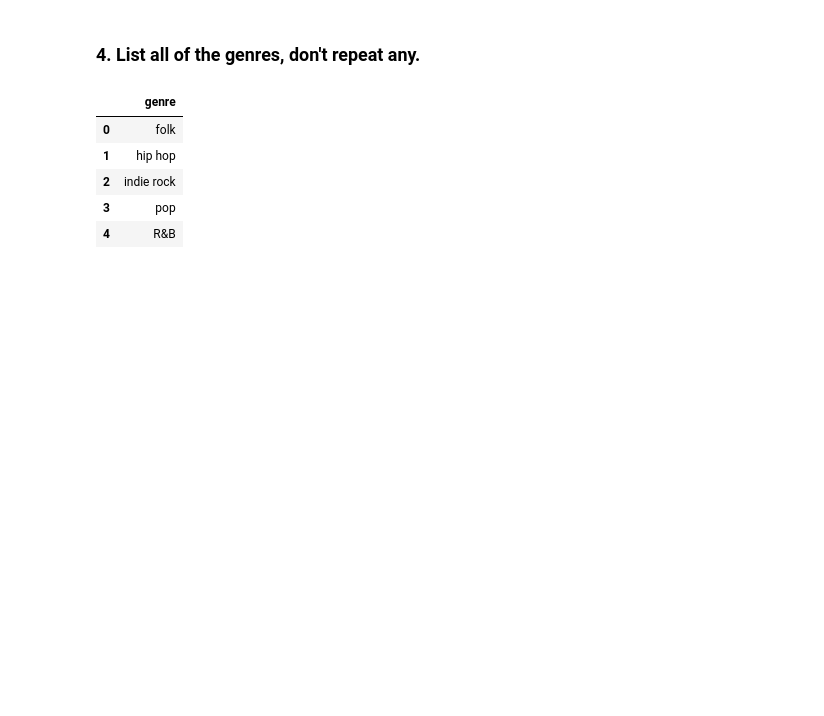
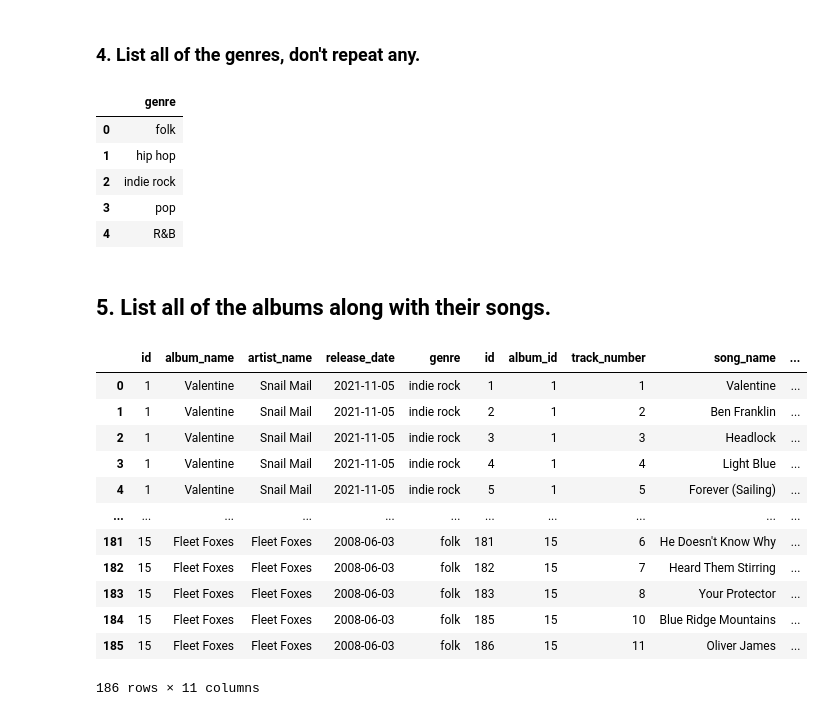
Before and after one commit to jcbain/lighthouse_lectures, a Jupyter notebook: data-science/w02d01_sql/src/notebooks/queries.ipynb, the cells around one changed output. Cells and saved outputs as stored; diff of their text form; code cells hidden in the pictures; blank space fills up the shorter version.

```diff
--- a/data-science/w02d01_sql/src/notebooks/queries.ipynb
+++ b/data-science/w02d01_sql/src/notebooks/queries.ipynb
@@ -172,0 +173,24 @@ pd.read_sql_query(query, conn)
+# %% [markdown]
+## 5. List all of the albums along with their songs.
+# %%
+query = """
+SELECT *
+FROM albums
+JOIN songs ON albums.id = songs.album_id;
+"""
+
+pd.read_sql_query(query, conn)
+# %% [output]
+|  | id | album_name | artist_name | release_date | genre | id | album_id | track_number | song_name | ... |
+| 0 | 1 | Valentine | Snail Mail | 2021-11-05 | indie rock | 1 | 1 | 1 | Valentine | ... |
+| 1 | 1 | Valentine | Snail Mail | 2021-11-05 | indie rock | 2 | 1 | 2 | Ben Franklin | ... |
+| 2 | 1 | Valentine | Snail Mail | 2021-11-05 | indie rock | 3 | 1 | 3 | Headlock | ... |
+| 3 | 1 | Valentine | Snail Mail | 2021-11-05 | indie rock | 4 | 1 | 4 | Light Blue | ... |
+| 4 | 1 | Valentine | Snail Mail | 2021-11-05 | indie rock | 5 | 1 | 5 | Forever (Sailing) | ... |
+| ... | ... | ... | ... | ... | ... | ... | ... | ... | ... | ... |
+| 181 | 15 | Fleet Foxes | Fleet Foxes | 2008-06-03 | folk | 181 | 15 | 6 | He Doesn't Know Why | ... |
+| 182 | 15 | Fleet Foxes | Fleet Foxes | 2008-06-03 | folk | 182 | 15 | 7 | Heard Them Stirring | ... |
+| 183 | 15 | Fleet Foxes | Fleet Foxes | 2008-06-03 | folk | 183 | 15 | 8 | Your Protector | ... |
+| 184 | 15 | Fleet Foxes | Fleet Foxes | 2008-06-03 | folk | 185 | 15 | 10 | Blue Ridge Mountains | ... |
+| 185 | 15 | Fleet Foxes | Fleet Foxes | 2008-06-03 | folk | 186 | 15 | 11 | Oliver James | ... |
+186 rows × 11 columns
```
Also changed, not shown: parts of 12 cells of this notebook, 4 other files.
